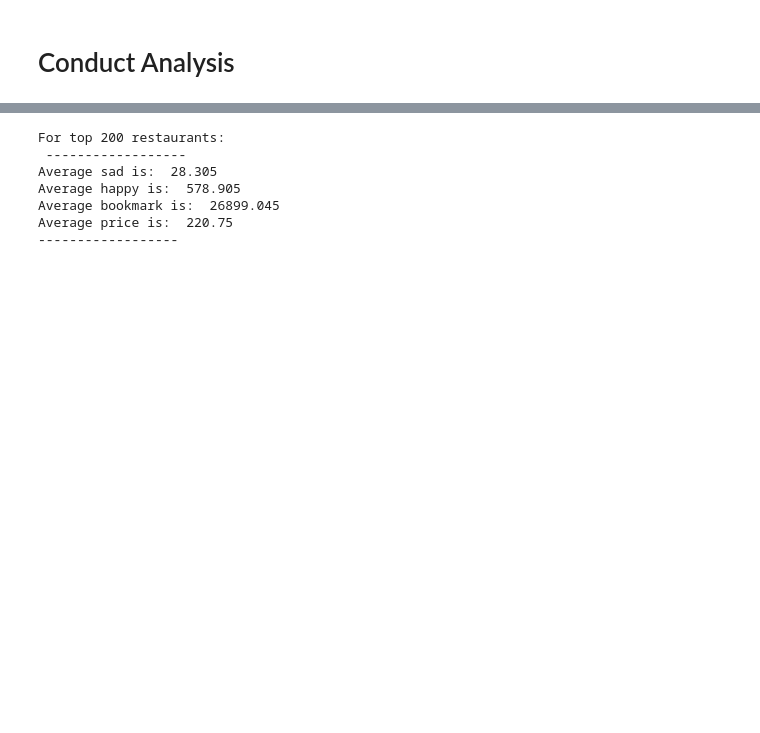
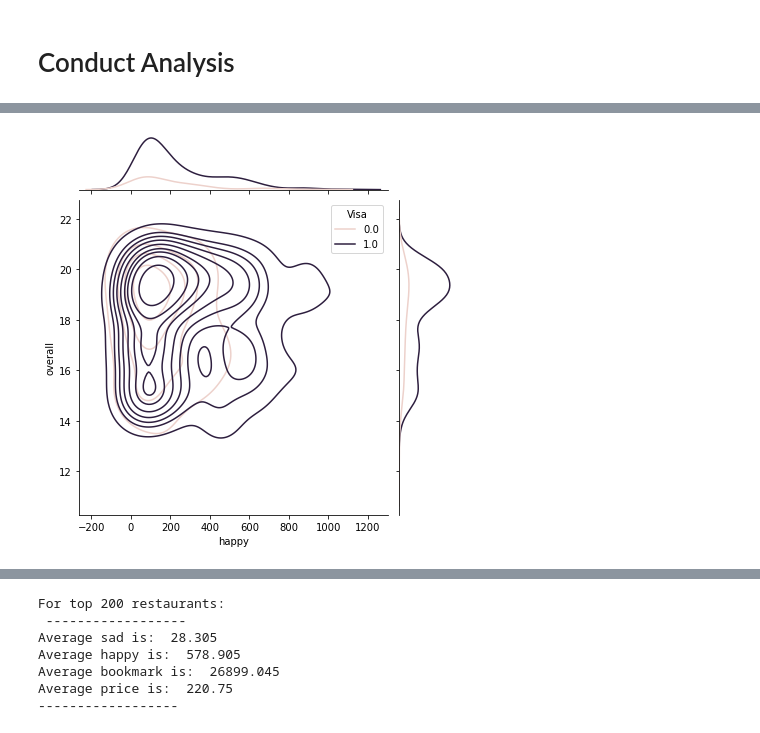
Before and after one commit to noodleconference/ISOM3400, a Jupyter notebook: Visualize_results.ipynb, the cells around one changed output, grey strips where cells are left out. Cells and saved outputs as stored; diff of their text form; code cells hidden in the pictures; blank space fills up the shorter version.

```diff
--- a/Visualize_results.ipynb
+++ b/Visualize_results.ipynb
@@ -155,0 +207,8 @@ def pair_plot(df,variable):
+# %%
+g = sns.jointplot(
+    data=df,
+    x="happy", y="overall", hue="Visa",
+    kind="kde",
+)
+# %% [output]
+[figure, added]
```
Also changed, not shown: parts of 32 cells of this notebook, 2 other files.
